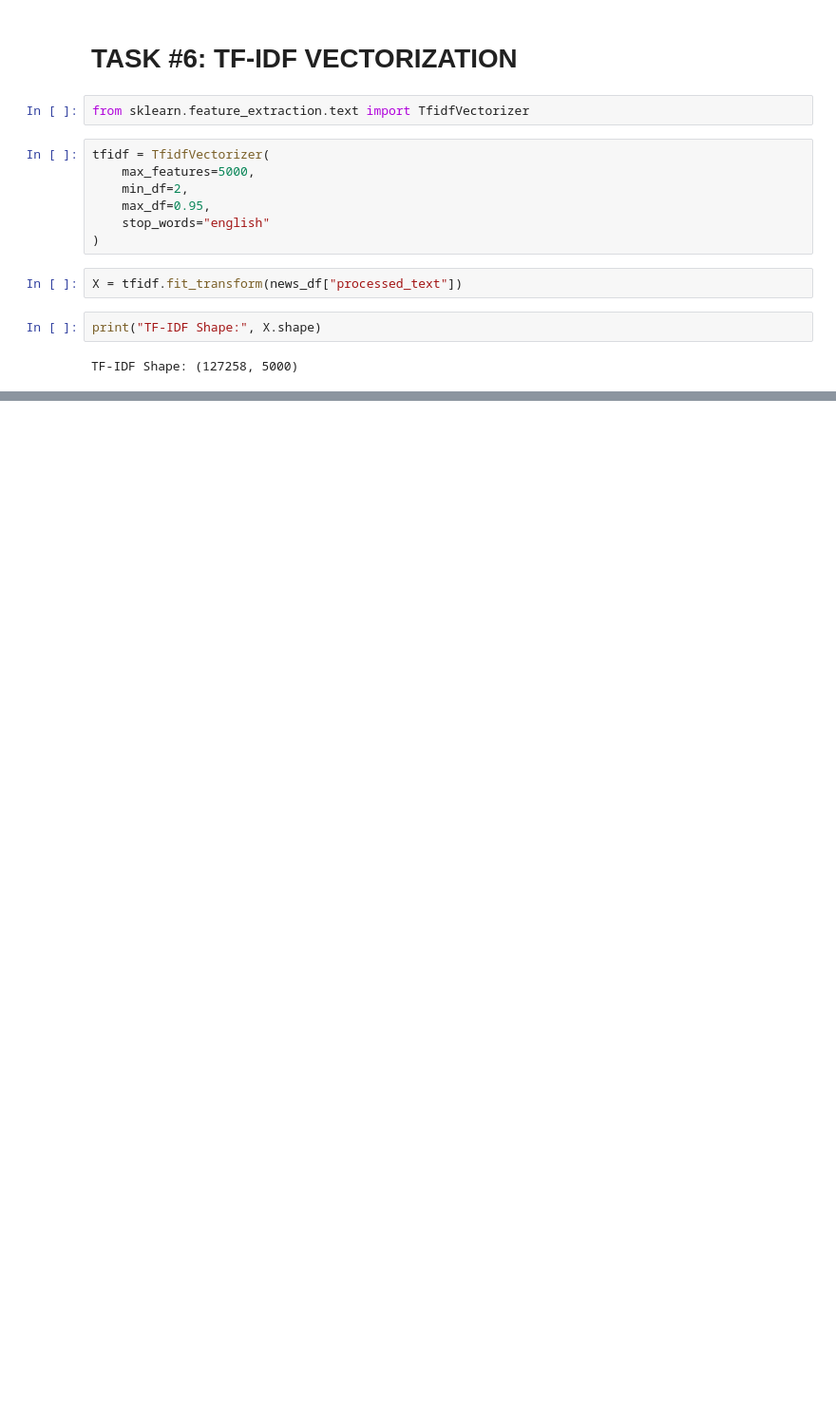
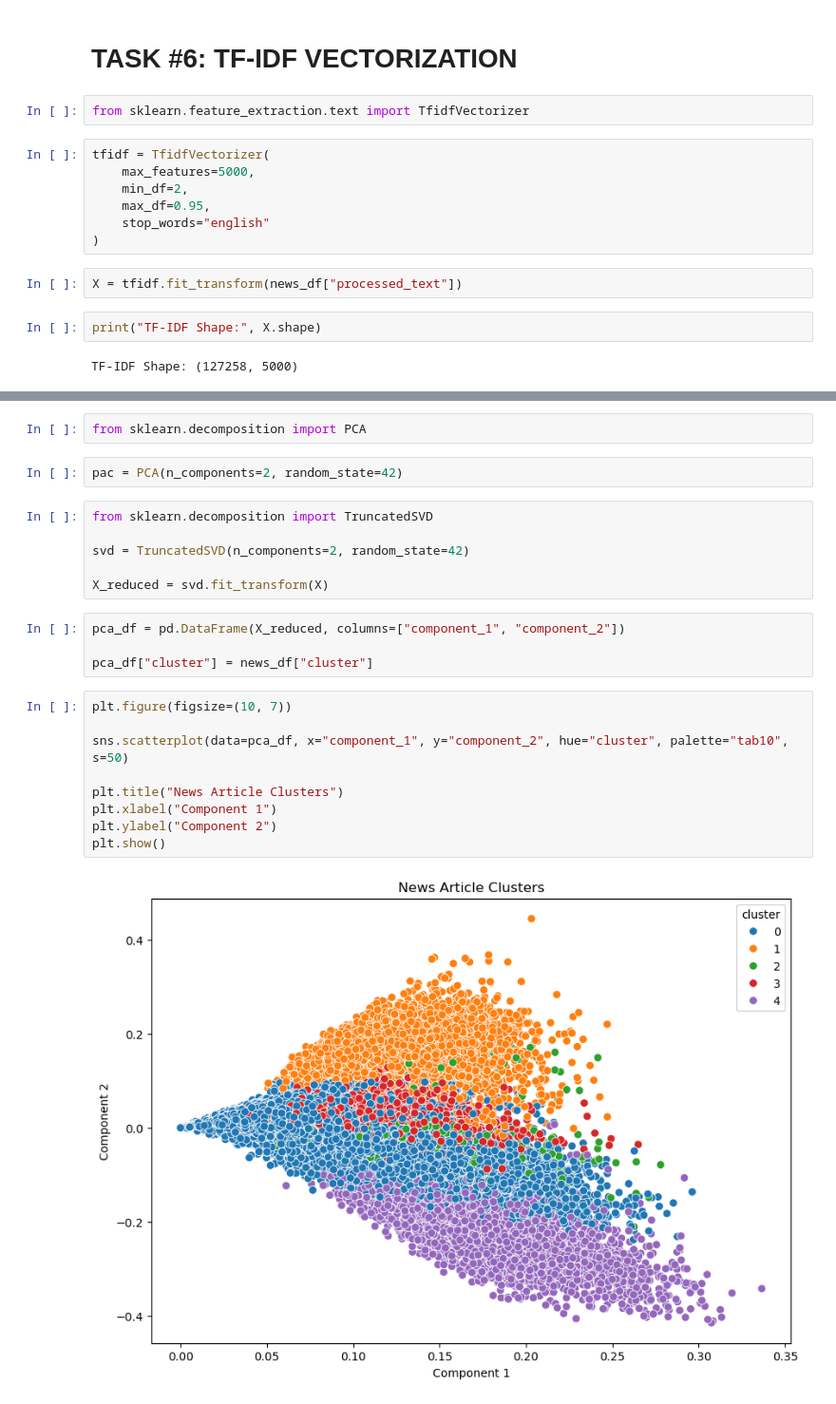
Before and after one commit to ranjansinghds/News-Article-Clustering-NLP-Project, a Jupyter notebook: News_Articles_Clustering_Project.ipynb, the cells around one changed output, grey strips where cells are left out. Shown at 95% size. Cells and saved outputs as stored; diff of their text form; blank space fills up the shorter version.

```diff
--- a/News_Articles_Clustering_Project.ipynb
+++ b/News_Articles_Clustering_Project.ipynb
@@ -509,0 +612,25 @@ TF-IDF Shape: (127258, 5000)
+# %%
+from sklearn.decomposition import PCA
+# %%
+pac = PCA(n_components=2, random_state=42)
+# %%
+from sklearn.decomposition import TruncatedSVD
+
+svd = TruncatedSVD(n_components=2, random_state=42)
+
+X_reduced = svd.fit_transform(X)
+# %%
+pca_df = pd.DataFrame(X_reduced, columns=["component_1", "component_2"])
+
+pca_df["cluster"] = news_df["cluster"]
+# %%
+plt.figure(figsize=(10, 7))
+
+sns.scatterplot(data=pca_df, x="component_1", y="component_2", hue="cluster", palette="tab10", s=50)
+
+plt.title("News Article Clusters")
+plt.xlabel("Component 1")
+plt.ylabel("Component 2")
+plt.show()
+# %% [output]
+[figure, added]
```
Also changed, not shown: parts of 14 cells of this notebook, 4 other files.
